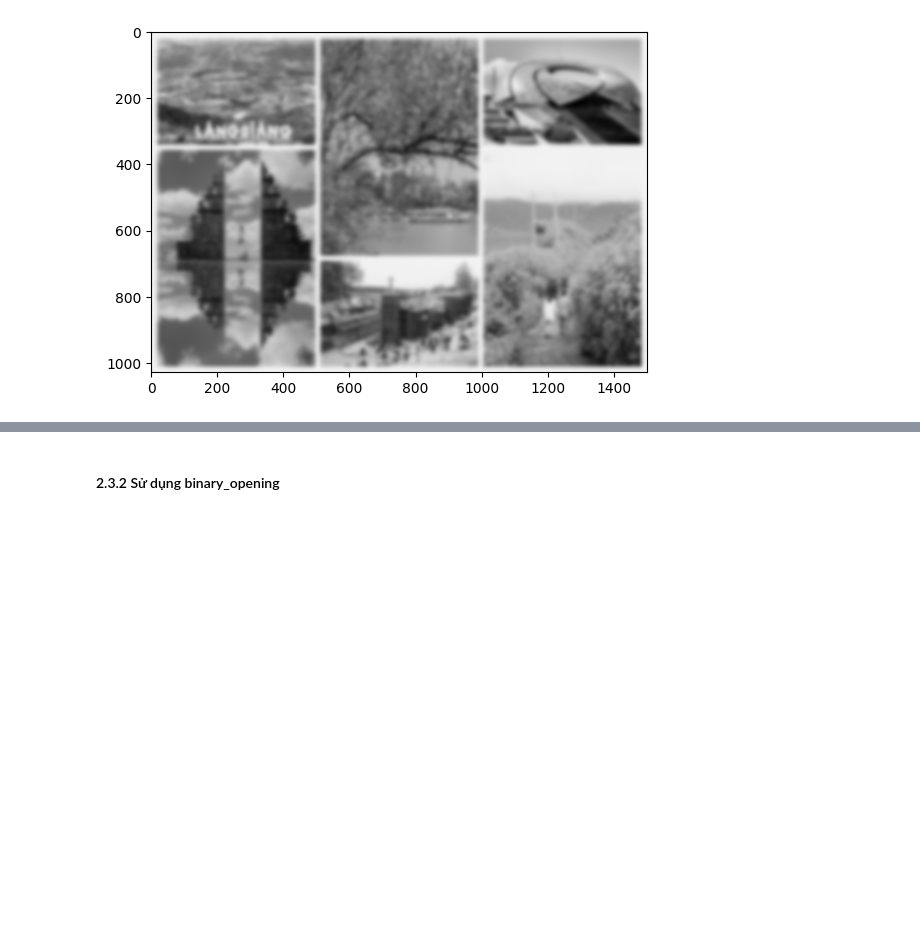
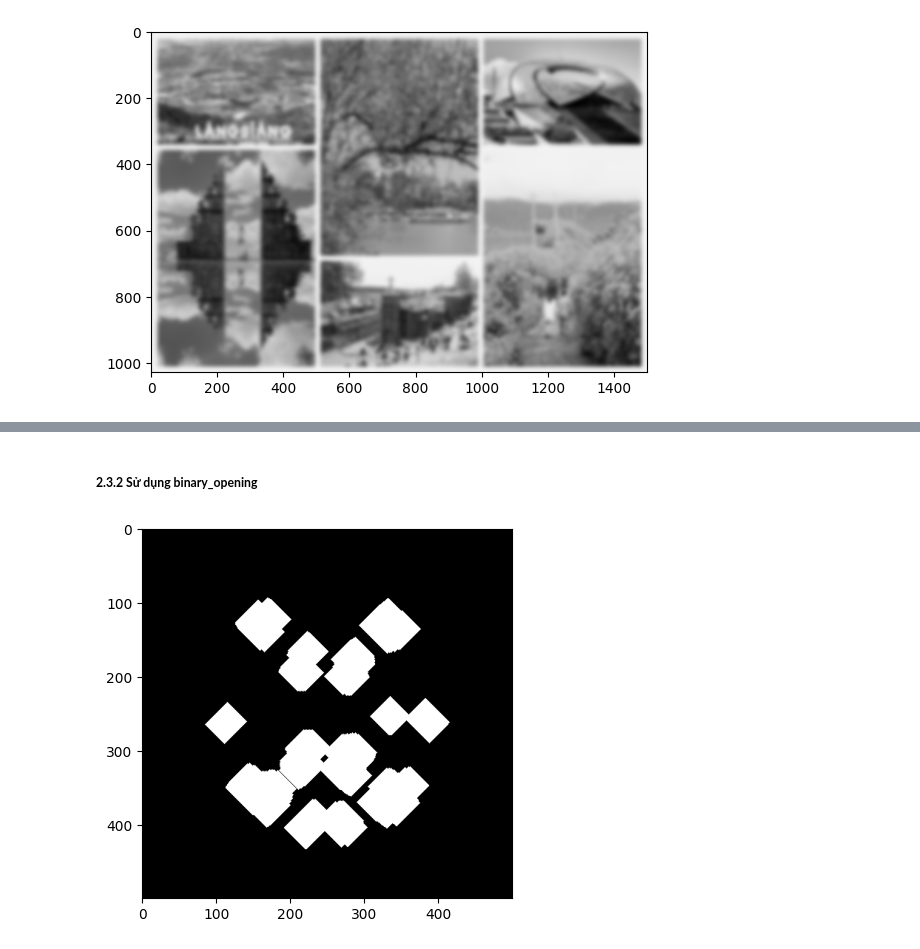
Before and after one commit to Bkhangnguyen/BaiTap_XLAS, a Jupyter notebook: XLA_lab4/TH4.ipynb, the cells around one changed output, grey strips where cells are left out. Cells and saved outputs as stored; diff of their text form; code cells hidden in the pictures; blank space fills up the shorter version.

```diff
--- a/XLA_lab4/TH4.ipynb
+++ b/XLA_lab4/TH4.ipynb
@@ -111,11 +100,22 @@ plt.show()
 # %% [markdown]
-#### 2.3.2 Sử dụng binary_opening
+##### **2.3.2 Sử dụng binary_opening**
 # %%
 import cv2
 from PIL import Image
 import numpy as np
 import imageio.v2 as iio
 import scipy.ndimage as nd
 from scipy.ndimage import label
 import matplotlib.pylab as plt
 from skimage.filters import threshold_local
+
+data = Image.open('Ball.gif').convert('L')
+s = [[0,1,0], [1,1,1], [0,1,0]]
+b = nd.binary_opening(data, structure=s, iterations=25)
+
+c = Image.fromarray(b)
+c.show()
+plt.imshow(c)
+plt.show()
+# %% [output]
+[figure, added]
```
Also changed, not shown: parts of 23 cells of this notebook, 3 other files.
